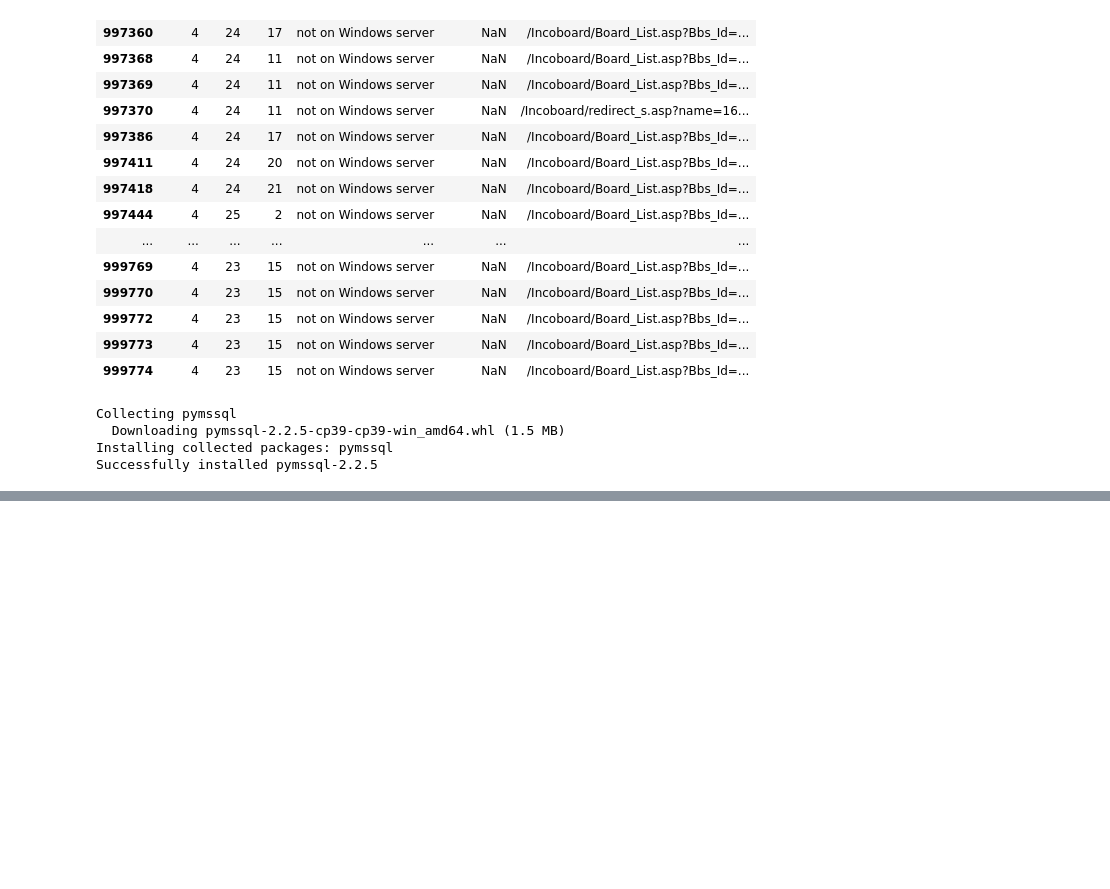
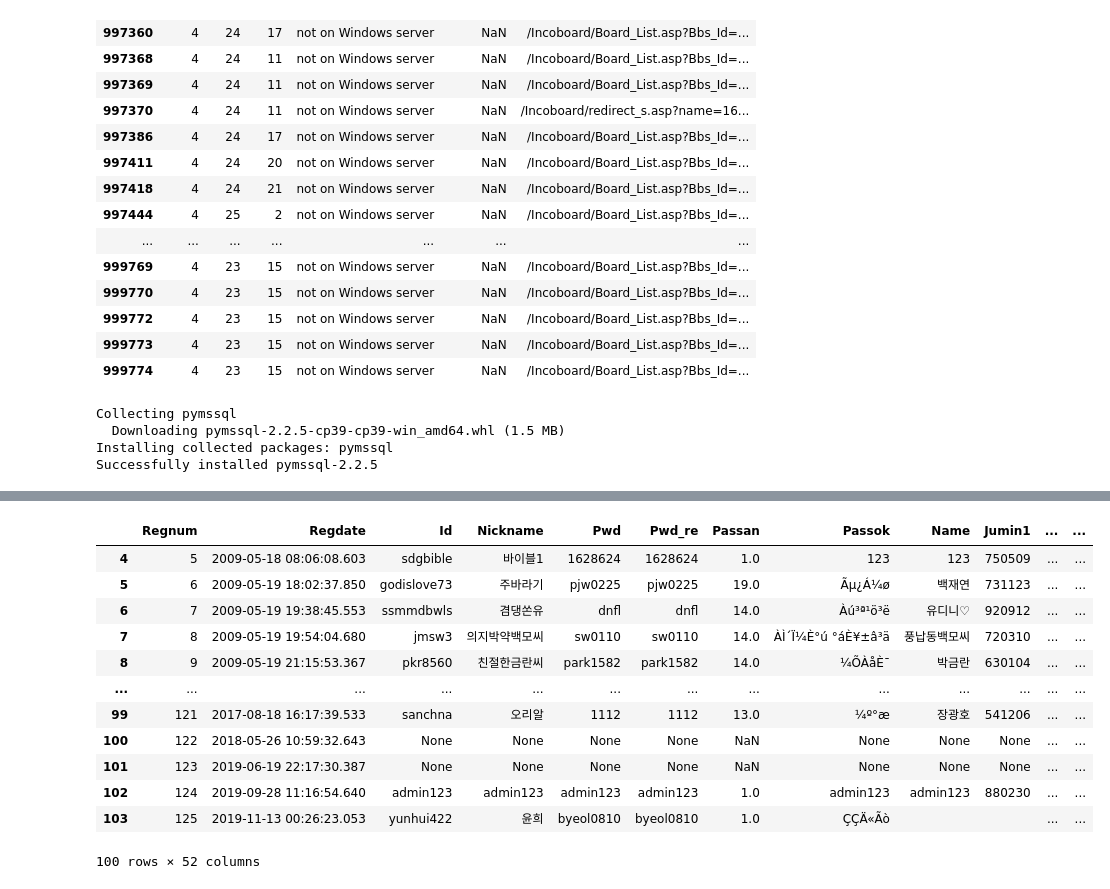
Before and after one commit to saparian0304/tjoeunacademy_test, a Jupyter notebook: jupyter/연습/화평교회.ipynb, the cells around one changed output, grey strips where cells are left out. Saved outputs shown, nothing was run; the diff lists cells and outputs as text; code cells hidden in the pictures; blank space fills up the shorter version.

```diff
--- a/jupyter/연습/화평교회.ipynb
+++ b/jupyter/연습/화평교회.ipynb
@@ -266,0 +275,8 @@ result.head()
+# %%
+list = [2,3,8, 11, 12, 21]
+for i in range(104):
+    for j in list:
+        try :
+            t.iloc[i,j] = result.iloc[i,j].encode('ISO-8859-1').decode('cp949')
+        except Exception as e:
+            print(e)
@@ -267 +321,17 @@ result.head()
+# %%
+t.tail(100)
+# %% [output]
+|  | Regnum | Regdate | Id | Nickname | Pwd | Pwd_re | Passan | Passok | Name | Jumin1 | ... | ... |
+| 4 | 5 | 2009-05-18 08:06:08.603 | sdgbible | 바이블1 | 1628624 | 1628624 | 1.0 | 123 | 123 | 750509 | ... | ... |
+| 5 | 6 | 2009-05-19 18:02:37.850 | godislove73 | 주바라기 | pjw0225 | pjw0225 | 19.0 | Ãµ¿Á¼ø | 백재연 | 731123 | ... | ... |
+| 6 | 7 | 2009-05-19 19:38:45.553 | ssmmdbwls | 겸댕쏜유 | dnfl | dnfl | 14.0 | Àú³ª¹ö³ë | 유디니♡ | 920912 | ... | ... |
+| 7 | 8 | 2009-05-19 19:54:04.680 | jmsw3 | 의지박약백모씨 | sw0110 | sw0110 | 14.0 | ÀÌ´Ï¼È°ú °áÈ¥±â³ä | 풍납동백모씨 | 720310 | ... | ... |
+| 8 | 9 | 2009-05-19 21:15:53.367 | pkr8560 | 친절한금란씨 | park1582 | park1582 | 14.0 | ¼ÕÀåÈ¯ | 박금란 | 630104 | ... | ... |
+| ... | ... | ... | ... | ... | ... | ... | ... | ... | ... | ... | ... | ... |
+| 99 | 121 | 2017-08-18 16:17:39.533 | sanchna | 오리알 | 1112 | 1112 | 13.0 | ¼º°æ | 장광호 | 541206 | ... | ... |
+| 100 | 122 | 2018-05-26 10:59:32.643 | None | None | None | None | NaN | None | None | None | ... | ... |
+| 101 | 123 | 2019-06-19 22:17:30.387 | None | None | None | None | NaN | None | None | None | ... | ... |
+| 102 | 124 | 2019-09-28 11:16:54.640 | admin123 | admin123 | admin123 | admin123 | 1.0 | admin123 | admin123 | 880230 | ... | ... |
+| 103 | 125 | 2019-11-13 00:26:23.053 | yunhui422 | 윤희 | byeol0810 | byeol0810 | 1.0 | ÇÇÄ«Ãò |  |  | ... | ... |
+100 rows × 52 columns
 # %%
```
Also changed, not shown: parts of 32 cells of this notebook, 6 other files.
